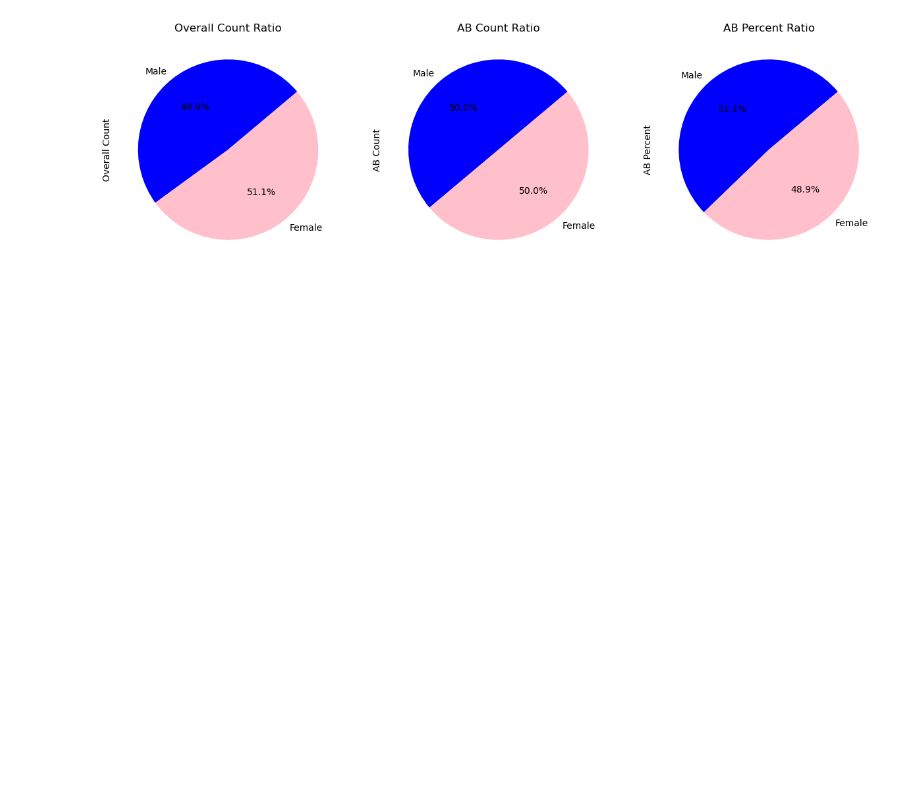
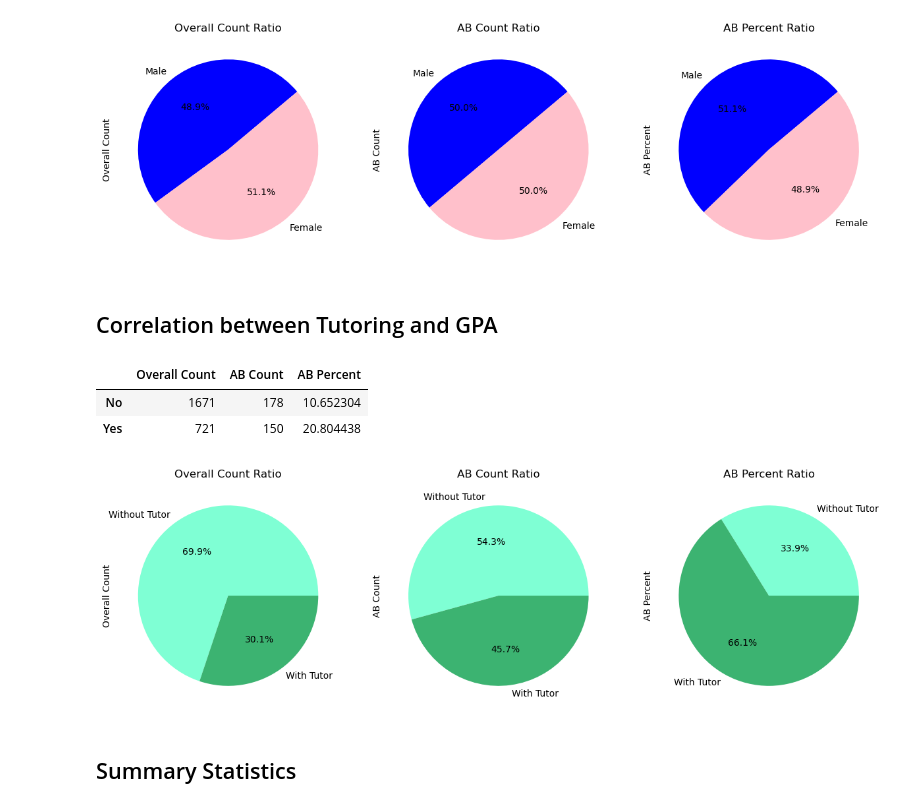
Before and after one commit to robb-mm/EDA-project, a Jupyter notebook: Student_performance_analysis.ipynb, the cells around one changed output. Drawn from its saved outputs; the diff is of its cells as text; code cells hidden in the pictures; blank space fills up the shorter version.

```diff
--- a/Student_performance_analysis.ipynb
+++ b/Student_performance_analysis.ipynb
@@ -5,9 +5,9 @@ import numpy as np
 import scipy.stats as st
 
 # Study data files
-data_file = "Student_performance_data.csv"
+data_file = "Input/Student_performance_data.csv"
 
-# Read the mouse data and the study results
+# Read the dataset
 studentsAll_df = pd.read_csv(data_file)
 studentsAll_df.shape
 # %% [output]
@@ -142,3 +139,31 @@ studentsAB_gendersize_df
 | Male | 1170 | 164 | 14.017094 |
 | Female | 1222 | 164 | 13.420622 |
 [figure]
+# %% [markdown]
+## Correlation between Tutoring and GPA
+# %%
+studentsAB_tutorgrps_size = studentsAB_df.groupby('Tutoring')['StudentID'].count()
+
+studentsAll_tutorgrps_size = studentsAll_df.groupby('Tutoring')['StudentID'].count()
+studentsAll_tutorgrps_size
+
+students_tutorsize_df = pd.DataFrame(['No', 'Yes']) #, columns='StudentID') #.sort_values('')
+students_tutorsize_df['Overall Count'] = studentsAll_tutorgrps_size
+students_tutorsize_df['AB Count']      = studentsAB_tutorgrps_size
+students_tutorsize_df['AB Percent']    = studentsAB_tutorgrps_size / studentsAll_tutorgrps_size * 100
+students_tutorsize_df.set_index(0, inplace=True)
+
+labels = ['Without Tutor', 'With Tutor']
+colors = ['aquamarine', 'mediumseagreen']
+students_tutorsize_df.plot(kind='pie', subplots=True, title=['Overall Count Ratio', 'AB Count Ratio', 'AB Percent Ratio'], # startangle=40,
+                            labels=labels, colors=colors, autopct="%1.1f%%", figsize=(15,15), legend=False)
+
+students_tutorsize_df.index.name=None
+students_tutorsize_df
+# %% [output]
+|  | Overall Count | AB Count | AB Percent |
+| No | 1671 | 178 | 10.652304 |
+| Yes | 721 | 150 | 20.804438 |
+[figure, added]
+# %% [markdown]
+## Summary Statistics
```
Also changed, not shown: parts of 12 cells of this notebook, 6 other files.
